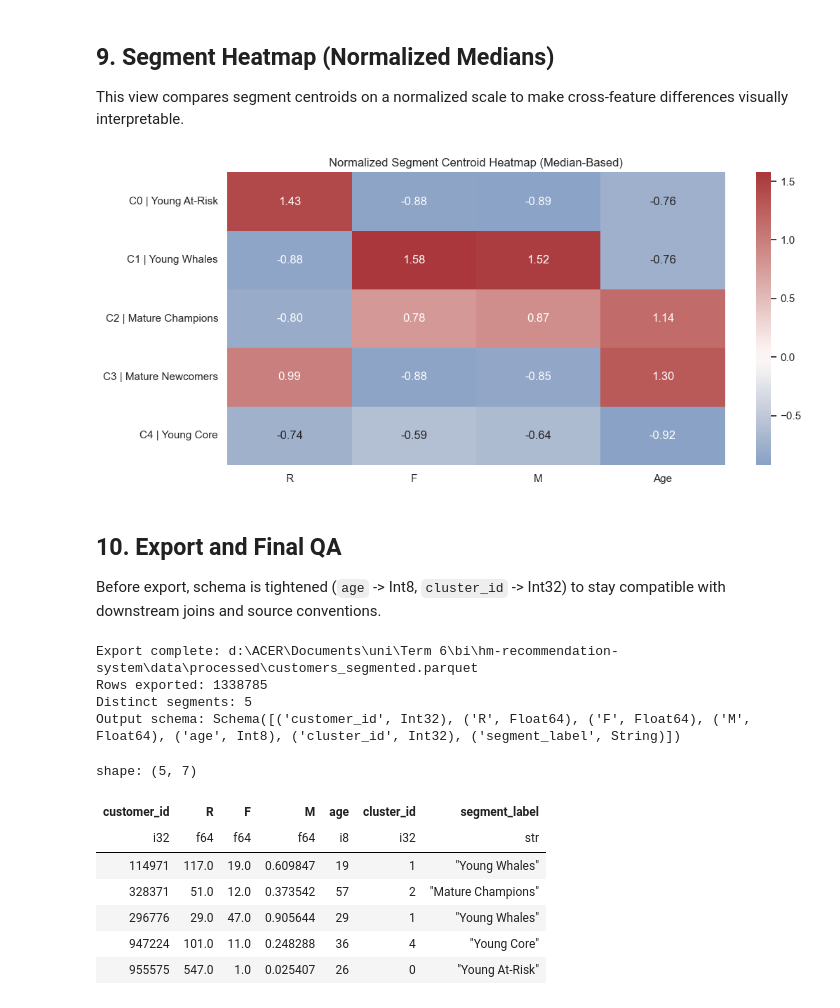
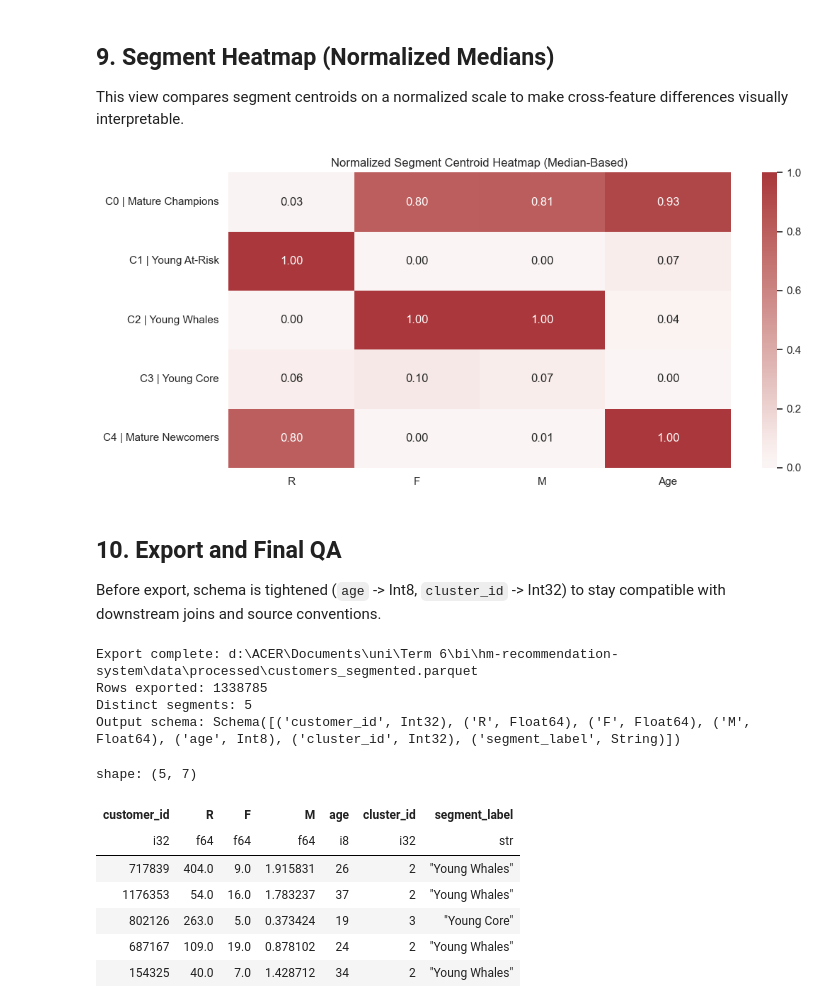
Before and after one commit to miles2542/hm-recommendation-system, a Jupyter notebook: notebooks/RFM_KMeans_Segmentation.ipynb, the cells around one changed output. Drawn from its saved outputs; the diff is of its cells as text; code cells hidden in the pictures.

```diff
--- a/notebooks/RFM_KMeans_Segmentation.ipynb
+++ b/notebooks/RFM_KMeans_Segmentation.ipynb
@@ -73,7 +73,7 @@ rfm_lf = (
     .group_by("customer_id")
     .agg([
         pl.col("days_ago").min().alias("R"),
-        pl.col("t_dat").count().alias("F"),
+        pl.col("t_dat").n_unique().alias("F"),
         (pl.col("price") * pl.col("quantity")).sum().alias("M"),
     ])
     .join(customers_lf, on="customer_id", how="left")
@@ -84,7 +84,10 @@ rfm_df = rfm_lf.collect()
 
 # Defensive age handling in case unexpected nulls are present.
 if rfm_df.get_column("age").null_count() > 0:
-    fallback_age = int(customers_lf.select(pl.col("age").median().alias("age_median")).collect().item())
+    non_null_age = rfm_df.get_column("age").drop_nulls()
+    if len(non_null_age) == 0:
+        raise ValueError("Cannot compute fallback age: all active customers have null age.")
+    fallback_age = int(non_null_age.median())
     rfm_df = rfm_df.with_columns(pl.col("age").fill_null(fallback_age))
     print(f"Filled null age values with fallback median age: {fallback_age}")
 
@@ -487,36 +497,36 @@ This view compares segment centroids on a normalized scale to make cross-feature
 centroid_df = (
     segmented_df
     .group_by(["cluster_id", "segment_label"])
     .agg([
         pl.col("R").median().alias("R"),
         pl.col("F").median().alias("F"),
         pl.col("M").median().alias("M"),
         pl.col("age").median().alias("age"),
     ])
     .sort("cluster_id")
 )
 
 centroid_matrix = centroid_df.select(["R", "F", "M", "age"]).to_numpy()
-centroid_matrix_norm = StandardScaler().fit_transform(centroid_matrix)
+centroid_matrix_norm = MinMaxScaler().fit_transform(centroid_matrix)
 
 row_labels = [f"C{cid} | {label}" for cid, label in centroid_df.select(["cluster_id", "segment_label"]).iter_rows()]
 col_labels = ["R", "F", "M", "Age"]
 
 plt.figure(figsize=(11, 5))
 sns.heatmap(
     centroid_matrix_norm,
     annot=True,
     fmt=".2f",
     cmap="vlag",
     center=0,
     xticklabels=col_labels,
     yticklabels=row_labels,
-)
+ )
 plt.title("Normalized Segment Centroid Heatmap (Median-Based)")
 plt.tight_layout()
 plt.show()
 # %% [output]
-[figure, old version]
+[figure, new version]
 # %% [markdown]
 ## 10. Export and Final QA
 
@@ -568,8 +578,8 @@ Output schema: Schema([('customer_id', Int32), ('R', Float64), ('F', Float64), (
 shape: (5, 7)
 | customer_id | R | F | M | age | cluster_id | segment_label |
 | i32 | f64 | f64 | f64 | i8 | i32 | str |
-| 114971 | 117.0 | 19.0 | 0.609847 | 19 | 1 | "Young Whales" |
-| 328371 | 51.0 | 12.0 | 0.373542 | 57 | 2 | "Mature Champions" |
-| 296776 | 29.0 | 47.0 | 0.905644 | 29 | 1 | "Young Whales" |
-| 947224 | 101.0 | 11.0 | 0.248288 | 36 | 4 | "Young Core" |
-| 955575 | 547.0 | 1.0 | 0.025407 | 26 | 0 | "Young At-Risk" |
+| 717839 | 404.0 | 9.0 | 1.915831 | 26 | 2 | "Young Whales" |
+| 1176353 | 54.0 | 16.0 | 1.783237 | 37 | 2 | "Young Whales" |
+| 802126 | 263.0 | 5.0 | 0.373424 | 19 | 3 | "Young Core" |
+| 687167 | 109.0 | 19.0 | 0.878102 | 24 | 2 | "Young Whales" |
+| 154325 | 40.0 | 7.0 | 1.428712 | 34 | 2 | "Young Whales" |
```
Also changed, not shown: parts of 9 cells of this notebook, 7 other files.
